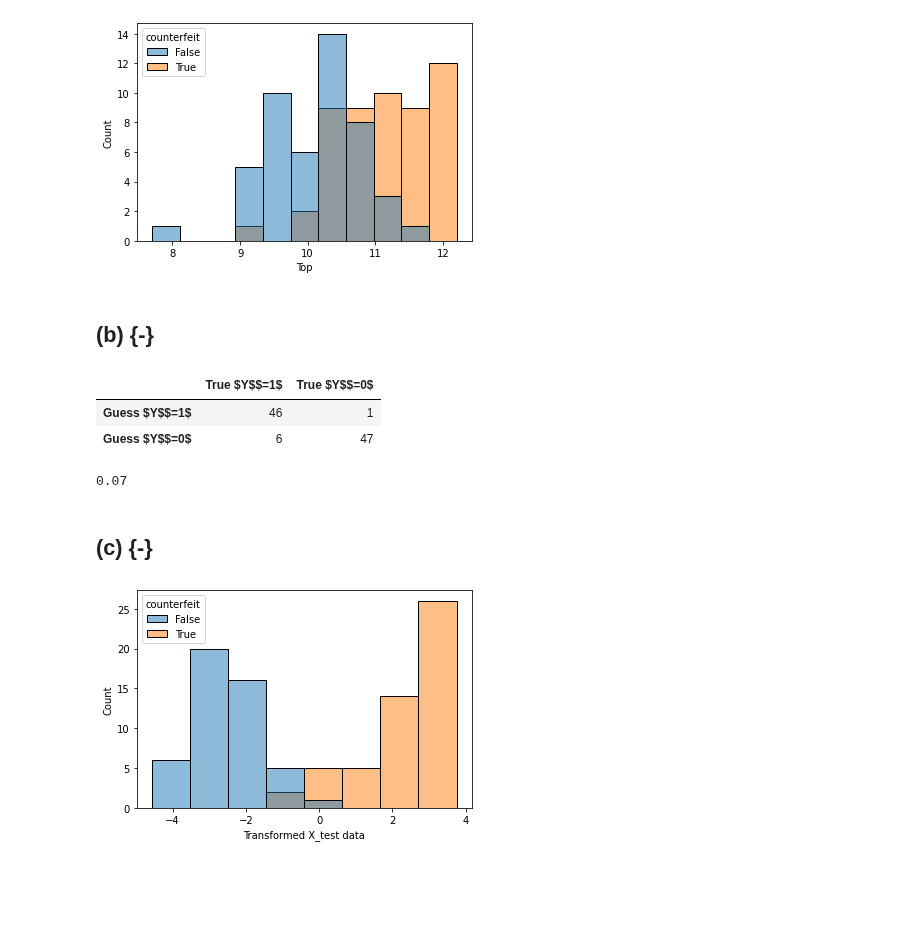
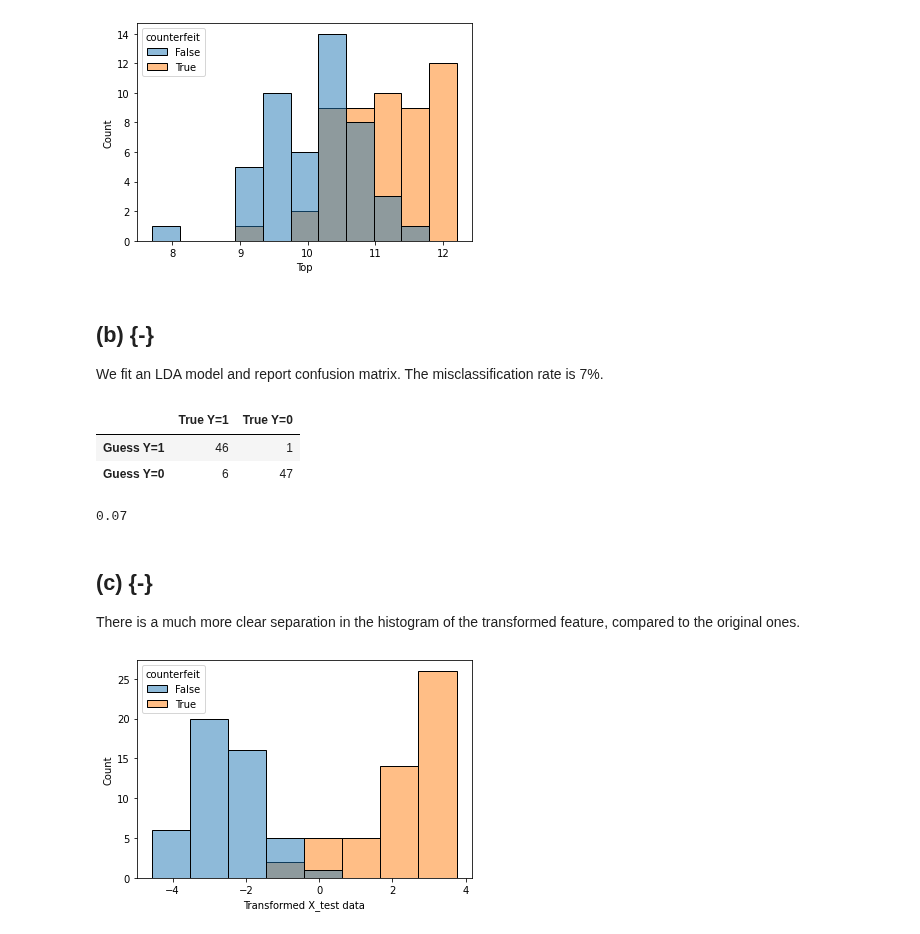
Before and after one commit to beginnerSC/mscf_hw_spring, a Jupyter notebook: ML II/2/Homework #2.ipynb, the cells around one changed output. Drawn from its saved outputs; the diff is of its cells as text; code cells hidden in the pictures; blank space fills up the shorter version.

```diff
--- a/ML II/2/Homework #2.ipynb
+++ b/ML II/2/Homework #2.ipynb
@@ -519,27 +521,31 @@ for col in X_test.columns:
 [figure]
 [figure]
 [figure]
-# %% [markdown]
-## (b) {-}
+# %% [markdown]
+## (b) {-}
+
+We fit an LDA model and report confusion matrix. The misclassification rate is 7%.
 # %%
 from sklearn.discriminant_analysis import LinearDiscriminantAnalysis
 from sklearn.metrics import confusion_matrix
 from pandas import DataFrame
 
 clf = LinearDiscriminantAnalysis().fit(X_train, y_train)
 tn, fp, fn, tp = confusion_matrix(y_test, clf.predict(X_test)).ravel()
 
-DataFrame([[tp, fp], [fn, tn]], columns=['True $Y$$=1$', 'True $Y$$=0$'], index=['Guess $Y$$=1$', 'Guess $Y$$=0$'])
+DataFrame([[tp, fp], [fn, tn]], columns=['True Y=1', 'True Y=0'], index=['Guess Y=1', 'Guess Y=0'])
 # %% [output]
-|  | True $Y$$=1$ | True $Y$$=0$ |
-| Guess $Y$$=1$ | 46 | 1 |
-| Guess $Y$$=0$ | 6 | 47 |
+|  | True Y=1 | True Y=0 |
+| Guess Y=1 | 46 | 1 |
+| Guess Y=0 | 6 | 47 |
 # %%
 (fn + fp)/(tn + fp + fn + tp)
 # %% [output]
 0.07
-# %% [markdown]
-## (c) {-}
+# %% [markdown]
+## (c) {-}
+
+There is a much more clear separation in the histogram of the transformed feature, compared to the original ones.
 # %%
 ax = sns.histplot(x=clf.transform(X_test).flatten(), hue=y_test)
 ax.set(xlabel='Transformed X_test data')
```
Also changed, not shown: parts of 2 cells of this notebook.
